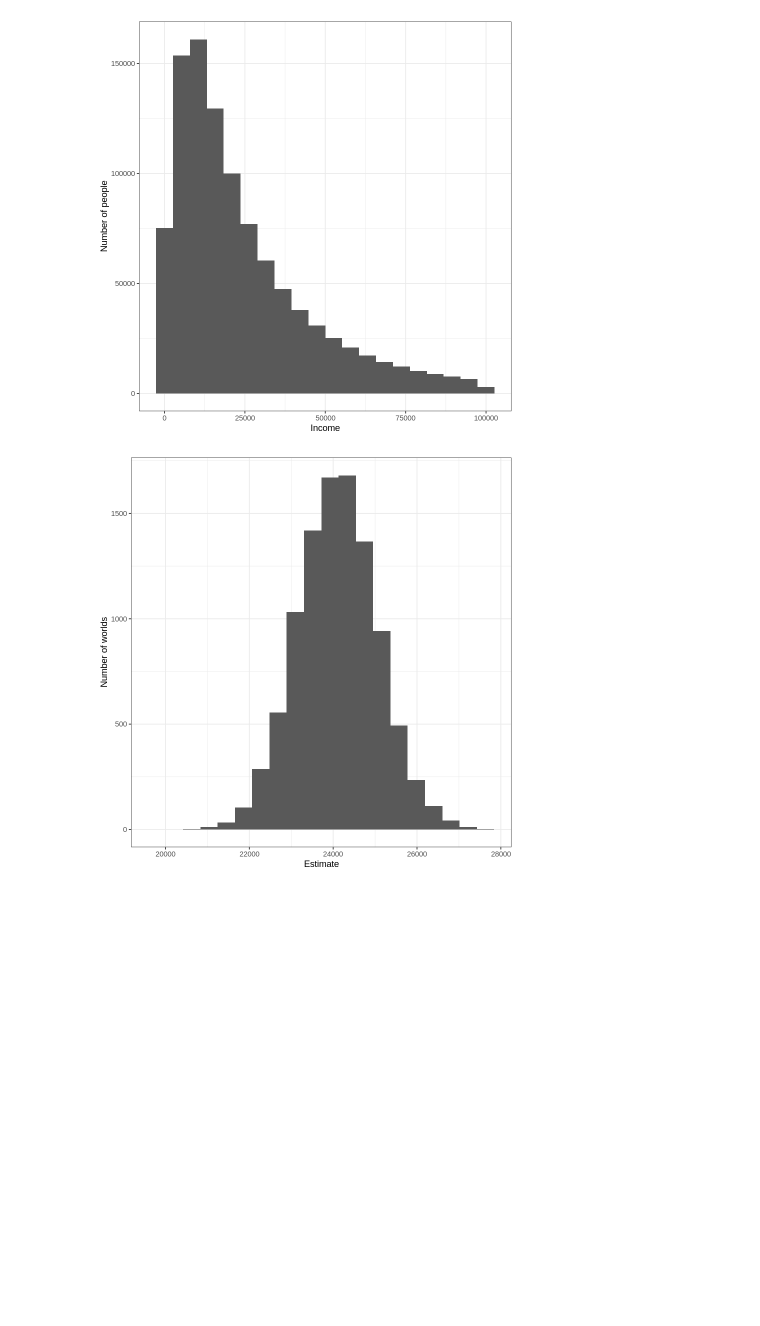
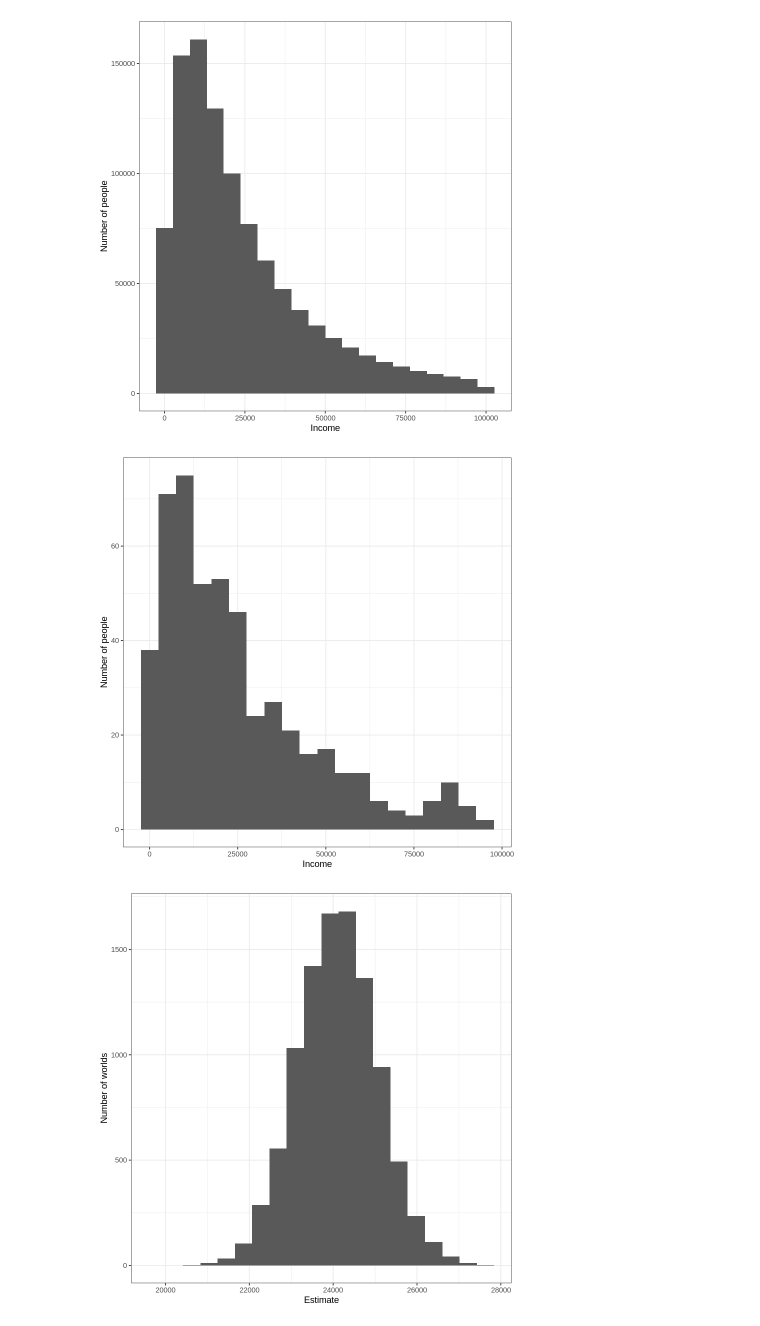
Before and after one commit to 5harad/API201-2022, a Jupyter notebook: lectures/lecture-15-code.ipynb, the cells around one changed output. Saved outputs shown, nothing was run; the diff lists cells and outputs as text; code cells hidden in the pictures; blank space fills up the shorter version.

Commit message:
Added distribution of single sample

```diff
--- a/lectures/lecture-15-code.ipynb
+++ b/lectures/lecture-15-code.ipynb
@@ -82,6 +82,14 @@ ggplot(data.frame(Income=income), aes(x=Income)) +
 ggsave('income.png', width=4, height=4)
 # %% [output]
 [figure]
+# %%
+sample_500 <- sample(income, 500)
+ggplot(data.frame(Income=sample_500), aes(x=Income)) +
+  geom_histogram(bins=20) +
+  scale_y_continuous('Number of people')
+ggsave('income_sample.png', width=4, height=4)
+# %% [output]
+[figure, added]
 # %%
 many_worlds <- replicate(1e4, mean(sample(income, 500, replace = TRUE)))
 # %%
```
Also changed, not shown: parts of 1 cell of this notebook.
